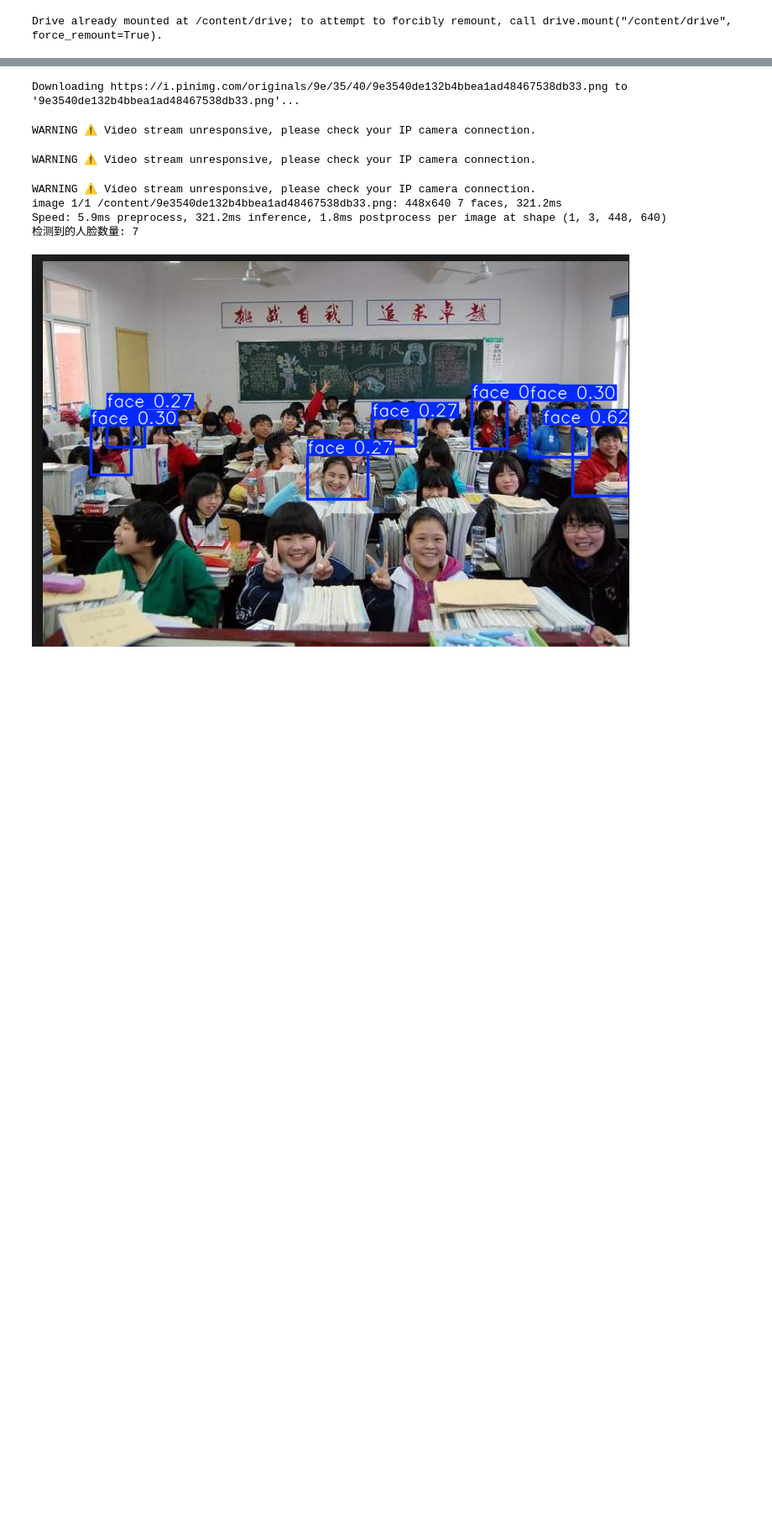
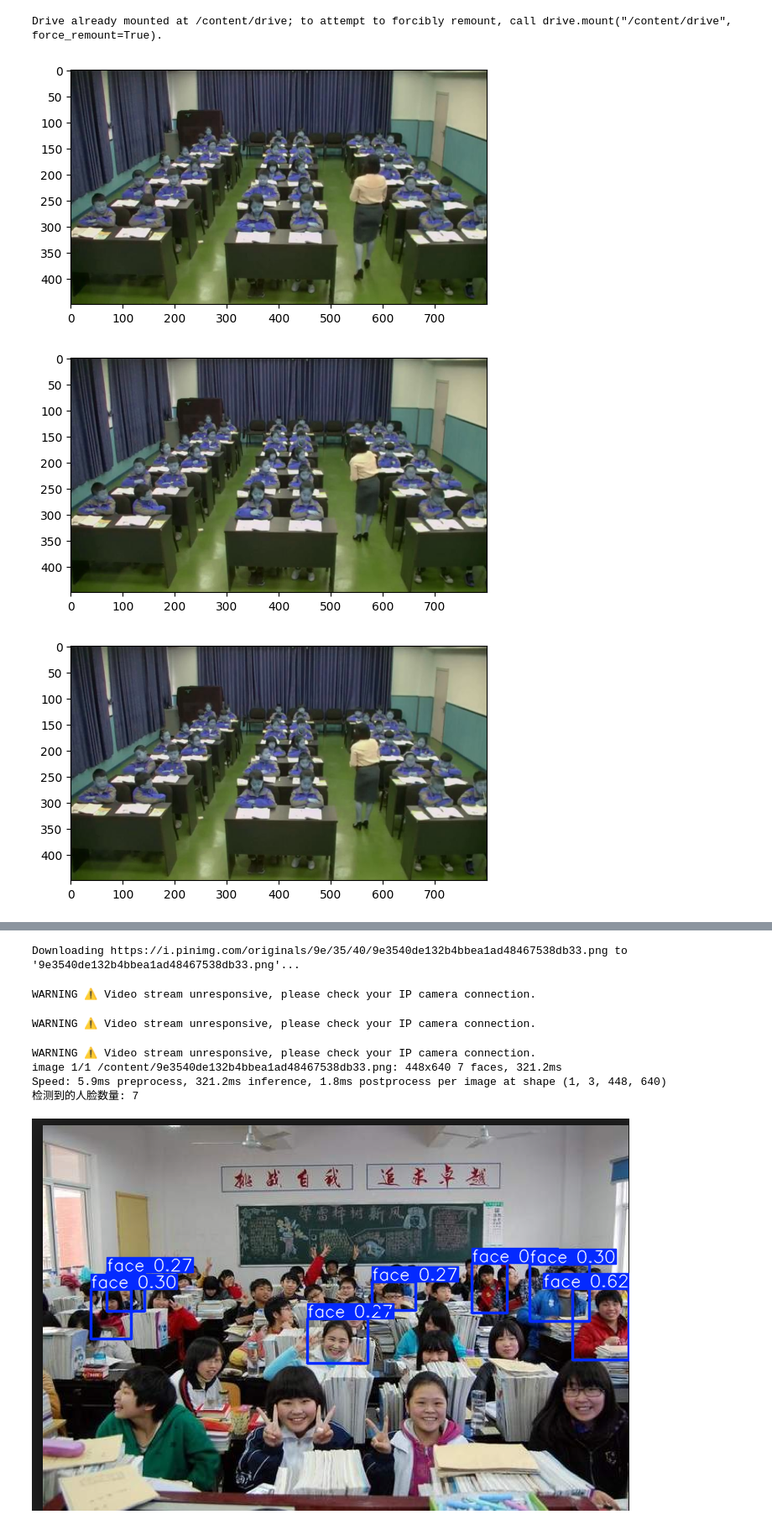
Before and after one commit to Archer001201/Computer-Vision-Project-Overview, a Jupyter notebook: FaceDetection.ipynb, the cells around one changed output, grey strips where cells are left out. Shown at 84% size. Drawn from its saved outputs; the diff is of its cells as text; code cells hidden in the pictures; blank space fills up the shorter version.

```diff
--- a/FaceDetection.ipynb
+++ b/FaceDetection.ipynb
@@ -6,11 +6,11 @@ from google.colab import drive
 
 drive.mount('/content/drive')
 
-base_dir = '/content/drive/My Drive/IAT360/FaceDetectionDataset'
+base_dir = '/content/drive/My Drive/IAT360/FaceDetectionDataset/images'
 
 data_yaml = f"""
-train: {base_dir}/train/images
-val: {base_dir}/val/images
+train: {base_dir}/train
+val: {base_dir}val
 
 nc: 1
 names: ['face']
@@ -21,3 +21,19 @@ with open(yaml_path, 'w') as f:
     f.write(data_yaml)
 # %% [output]
 Drive already mounted at /content/drive; to attempt to forcibly remount, call drive.mount("/content/drive", force_remount=True).
+# %%
+import cv2
+import matplotlib.pyplot as plt
+
+#visualize first four sample images from train data
+for idx, image in enumerate(os.listdir(os.path.join(base_dir, "train"))):
+    img = cv2.imread(os.path.join(base_dir,"train", image), 1)
+    plt.imshow(img)
+    plt.show()
+
+    if idx == 3:
+        break
+# %% [output]
+[figure, added]
+[figure, added]
+[figure, added]
```
Also changed, not shown: parts of 6 cells of this notebook.
